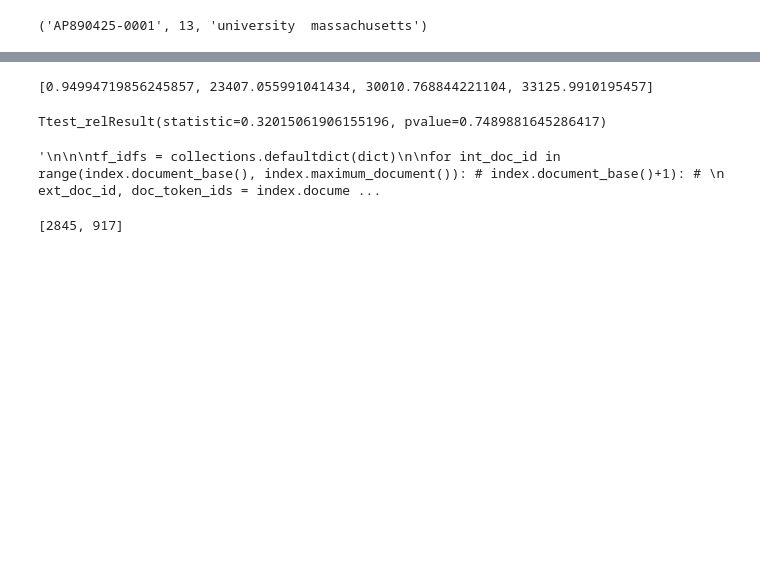
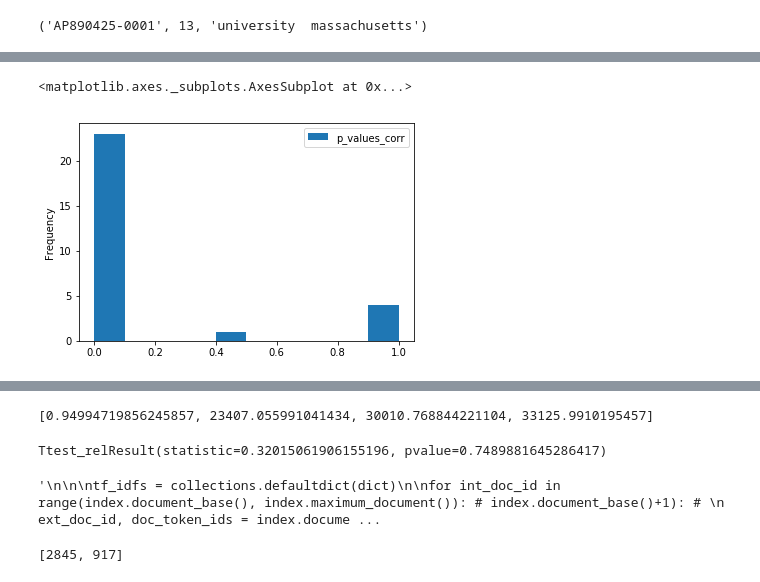
Before and after one commit to jo812568/ds-uva, a Jupyter notebook: Searching for Unstructured and Structured Data/hw1.ipynb, the cells around one changed output, grey strips where cells are left out. Saved outputs shown, nothing was run; the diff lists cells and outputs as text; code cells hidden in the pictures; blank space fills up the shorter version.

Commit message:
All retrieval models

```diff
--- a/Searching for Unstructured and Structured Data/hw1.ipynb
+++ b/Searching for Unstructured and Structured Data/hw1.ipynb
@@ -349,7 +349,11 @@ for int_doc_id in range(index.document_base(), index.maximum_document()):
         inverted_index[query_term_id][int_doc_id] = document_term_frequency
 
 # avg_doc_length
-print("Average document length: ", total_terms / num_documents)
+avg_doc_length = total_terms / num_documents
+print("Average document length: ", avg_doc_length)
+
+doc_no = index.maximum_document()- index.document_base()
+print("Number of documents: ", avg_doc_length)
 # %% [output]
 Number of documents:  164597
 Length of tokenized queries:  150
@@ -628,0 +680,27 @@ len(scores)
+# %%
+# https://stackoverflow.com/questions/29561360/how-to-calculate-p-value-for-two-lists-of-floats
+from scipy import stats
+import pandas as pd
+from itertools import combinations
+from statsmodels.sandbox.stats.multicomp import multipletests
+p_values = {}
+
+
+for list1, list2 in combinations(scores_dict.keys(), 2):
+    t, p = stats.ttest_rel(scores_dict[list1], scores_dict[list2])
+
+    comp_name = str(list1) + "_" + str(list2)
+    p_values[comp_name] = [p]
+    # print(list1, list2, p)
+
+
+p_values = pd.DataFrame(data=p_values).T.reset_index()
+p_values.columns = ['models_compared', 'p-value']
+
+
+p_values_corr = multipletests(list(p_values['p-value']), alpha=0.05, method='bonferroni')
+p_values['p_values_corr'] = p_values_corr[1]
+p_values['h0_rejected'] = p_values_corr[0]
+p_values = p_values.sort_values(by='p_values_corr', ascending=True)
+p_values.reset_index(inplace=True, drop=True)
+p_values
@@ -628,0 +725,6 @@ len(scores)
+# %%
+%matplotlib inline
+p_values[['models_compared', 'p_values_corr']].plot(kind='hist')
+# %% [output]
+<matplotlib.axes._subplots.AxesSubplot at 0x...>
+[figure, added]
```
Also changed, not shown: parts of 32 cells of this notebook.
